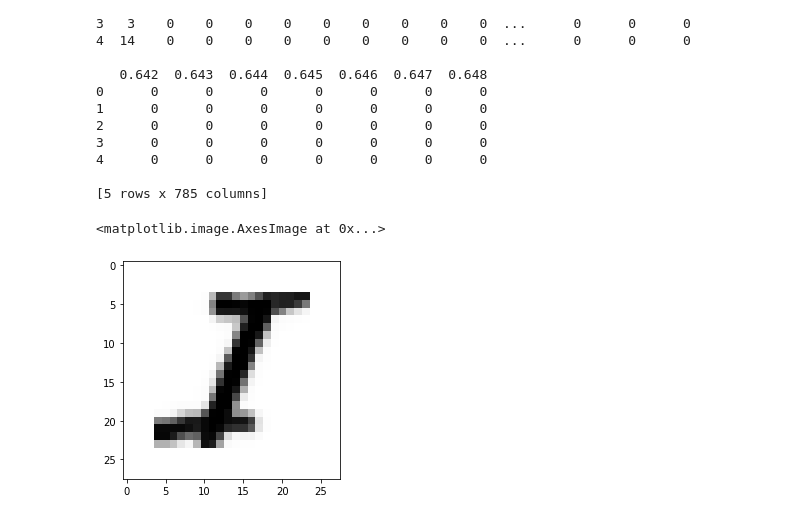
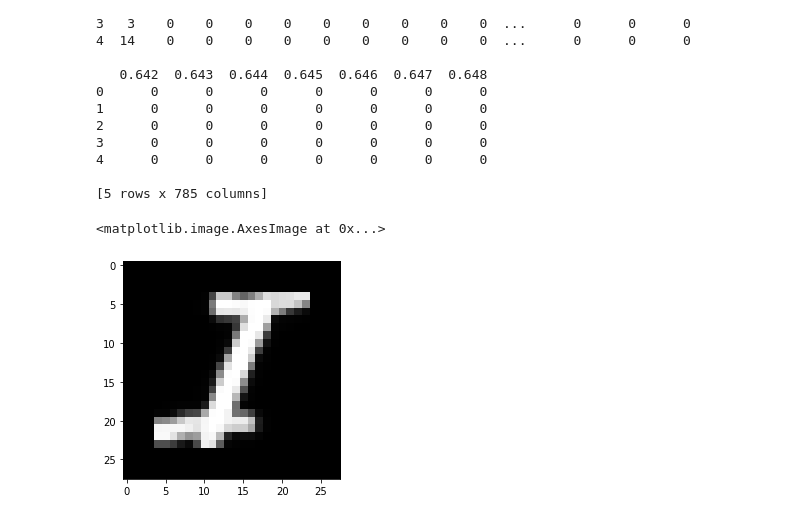
Before and after one commit to ashufarswan/Data-Science, a Jupyter notebook: Character Recognization using MNIST Data Set/mnist_digit.ipynb, the cells around one changed output. Cells and saved outputs as stored; diff of their text form; code cells hidden in the pictures.

```diff
--- a/Character Recognization using MNIST Data Set/mnist_digit.ipynb
+++ b/Character Recognization using MNIST Data Set/mnist_digit.ipynb
@@ -82,11 +92,11 @@ Y = data['0']                      #contains label
 # %%
 #displaying first alphabet
 x = np.array(X.head(1))
 x = np.reshape(x,(28,28))
-plt.imshow(x, cmap=plt.cm.binary)
+plt.imshow(x, cmap=plt.cm.gray)
 # %% [output]
 <matplotlib.image.AxesImage at 0x...>
-[figure, old version]
+[figure, new version]
 # %%
 #train_test data for letter dataset
 
```
Also changed, not shown: parts of 10 cells of this notebook.
